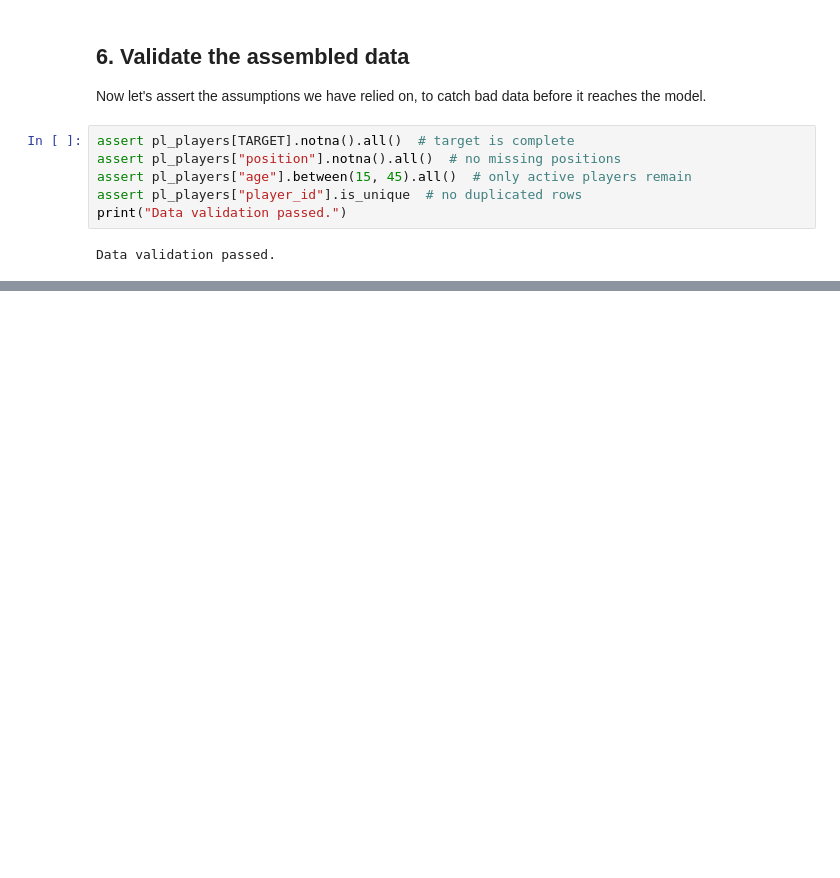
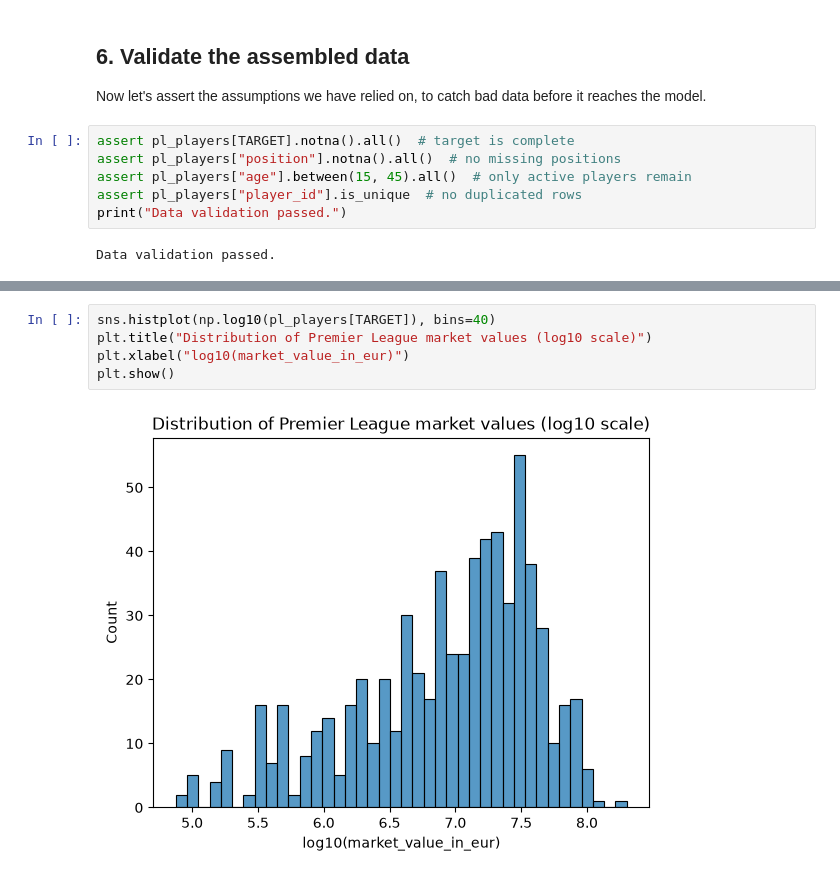
Before and after one commit to konstantinosioan/pl-transfer-value-predictor, a Jupyter notebook: notebook.ipynb, the cells around one changed output, grey strips where cells are left out. Cells and saved outputs as stored; diff of their text form; blank space fills up the shorter version.

```diff
--- a/notebook.ipynb
+++ b/notebook.ipynb
@@ -146,0 +166,7 @@ Data validation passed.
+# %%
+sns.histplot(np.log10(pl_players[TARGET]), bins=40)
+plt.title("Distribution of Premier League market values (log10 scale)")
+plt.xlabel("log10(market_value_in_eur)")
+plt.show()
+# %% [output]
+[figure, added]
```
Also changed, not shown: parts of 13 cells of this notebook, 1 other file.
